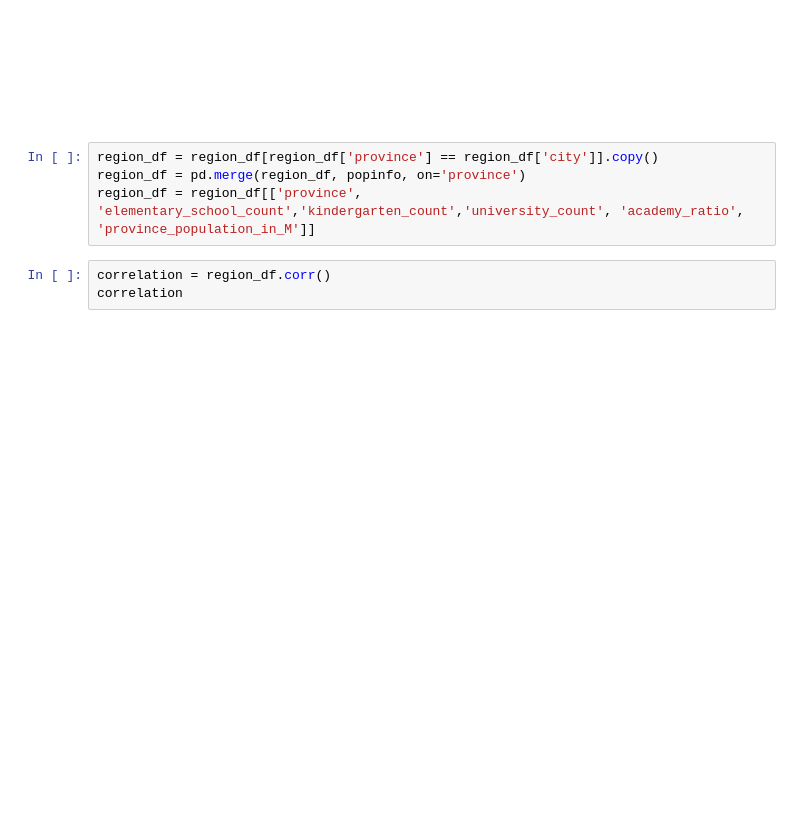
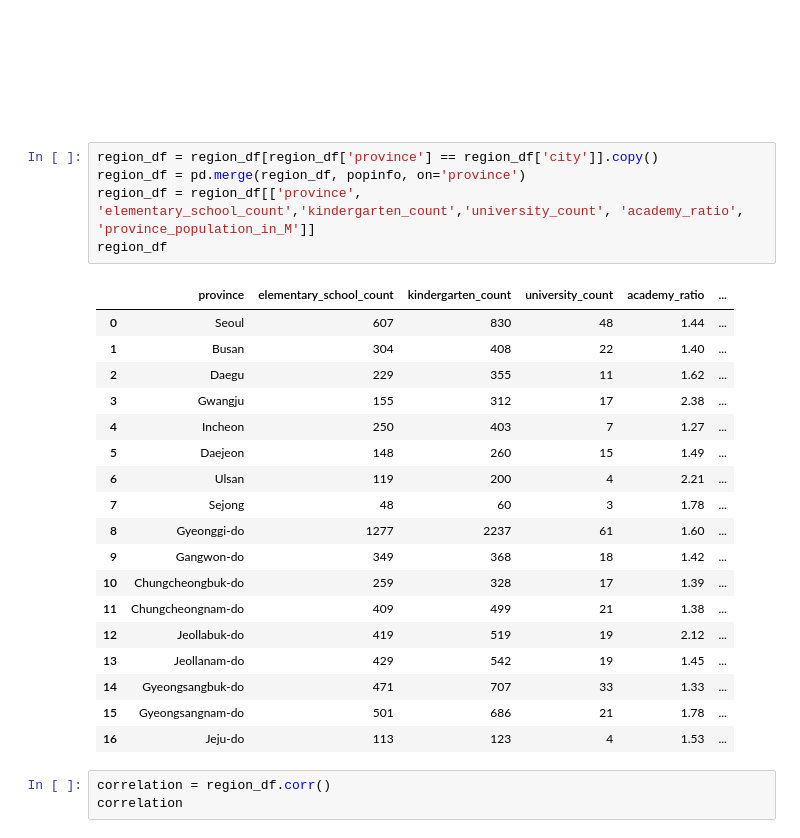
Before and after one commit to Wenjun-Mao/COVID-19-in-South-Korea-SIADS-591-Milestone-I, a Jupyter notebook: wjmao.ipynb, the cells around one changed output. Saved outputs shown, nothing was run; the diff lists cells and outputs as text; blank space fills up the shorter version.

```diff
--- a/wjmao.ipynb
+++ b/wjmao.ipynb
@@ -488,7 +488,27 @@ region_df.head()
 # %%
 region_df = region_df[region_df['province'] == region_df['city']].copy()
 region_df = pd.merge(region_df, popinfo, on='province')
 region_df = region_df[['province', 'elementary_school_count','kindergarten_count','university_count', 'academy_ratio', 'province_population_in_M']]
+region_df
+# %% [output]
+|  | province | elementary_school_count | kindergarten_count | university_count | academy_ratio | ... |
+| 0 | Seoul | 607 | 830 | 48 | 1.44 | ... |
+| 1 | Busan | 304 | 408 | 22 | 1.40 | ... |
+| 2 | Daegu | 229 | 355 | 11 | 1.62 | ... |
+| 3 | Gwangju | 155 | 312 | 17 | 2.38 | ... |
+| 4 | Incheon | 250 | 403 | 7 | 1.27 | ... |
+| 5 | Daejeon | 148 | 260 | 15 | 1.49 | ... |
+| 6 | Ulsan | 119 | 200 | 4 | 2.21 | ... |
+| 7 | Sejong | 48 | 60 | 3 | 1.78 | ... |
+| 8 | Gyeonggi-do | 1277 | 2237 | 61 | 1.60 | ... |
+| 9 | Gangwon-do | 349 | 368 | 18 | 1.42 | ... |
+| 10 | Chungcheongbuk-do | 259 | 328 | 17 | 1.39 | ... |
+| 11 | Chungcheongnam-do | 409 | 499 | 21 | 1.38 | ... |
+| 12 | Jeollabuk-do | 419 | 519 | 19 | 2.12 | ... |
+| 13 | Jeollanam-do | 429 | 542 | 19 | 1.45 | ... |
+| 14 | Gyeongsangbuk-do | 471 | 707 | 33 | 1.33 | ... |
+| 15 | Gyeongsangnam-do | 501 | 686 | 21 | 1.78 | ... |
+| 16 | Jeju-do | 113 | 123 | 4 | 1.53 | ... |
 # %%
 correlation = region_df.corr()
 correlation
```
Also changed, not shown: parts of 3 cells of this notebook.
